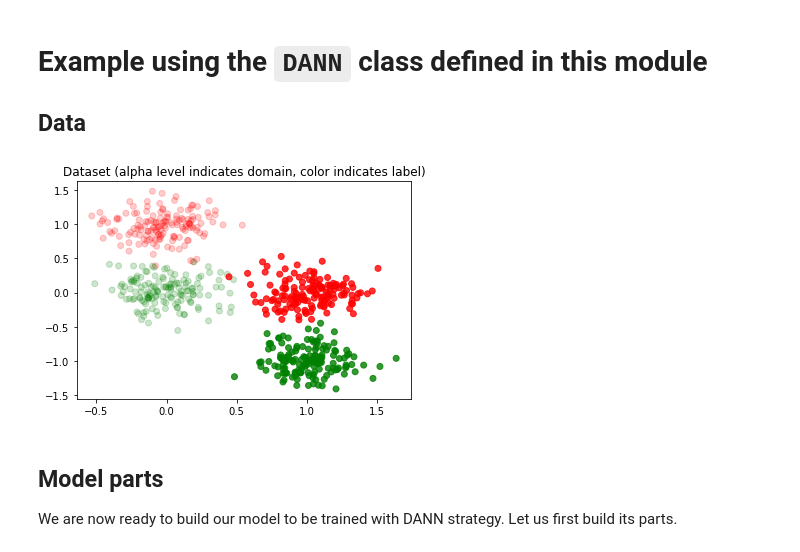
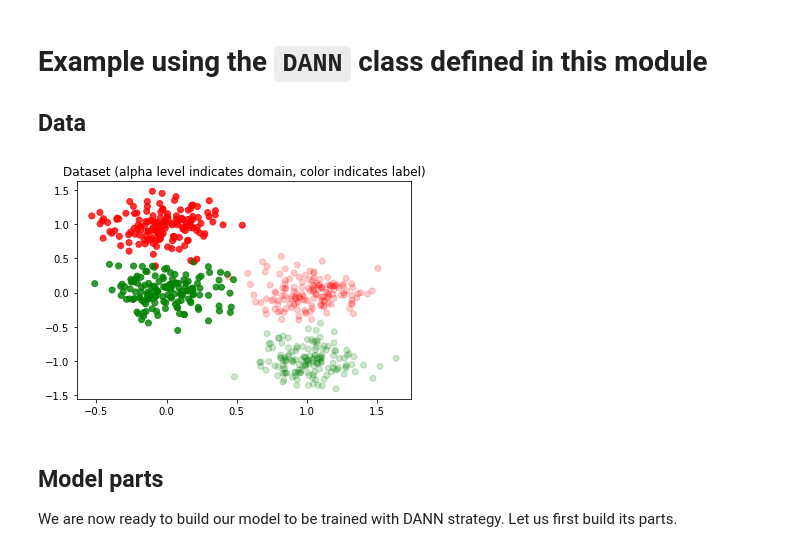
Before and after one commit to rtavenar/keras-dann, a Jupyter notebook: example.ipynb, the cells around one changed output. Cells and saved outputs as stored; diff of their text form; code cells hidden in the pictures.

```diff
--- a/example.ipynb
+++ b/example.ipynb
@@ -5,20 +5,22 @@
 # %%
 %matplotlib inline
 
 from sklearn.datasets import make_blobs
 import matplotlib.pyplot as plt
 import numpy as np
+import tensorflow as tf
 
 np.random.seed(0)
+tf.random.set_seed(0)
 
 X_source, y_source = make_blobs(300, centers=[[0, 0], [0, 1]], cluster_std=0.2)
 X_target, y_target = make_blobs(300, centers=[[1, -1], [1, 0]], cluster_std=0.2)
 
-plt.scatter(X_source[:,0], X_source[:,1], c=[["g", "r"][k] for k in y_source], alpha=0.2)
-plt.scatter(X_target[:,0], X_target[:,1], c=[["g", "r"][k] for k in y_target],  alpha=0.8)
+plt.scatter(X_source[:,0], X_source[:,1], c=[["g", "r"][k] for k in y_source], alpha=0.8)
+plt.scatter(X_target[:,0], X_target[:,1], c=[["g", "r"][k] for k in y_target],  alpha=0.2)
 plt.title("Dataset (alpha level indicates domain, color indicates label)");
 # %% [output]
-[figure, old version]
+[figure, new version]
 # %% [markdown]
 ## Model parts
 
```
Also changed, not shown: parts of 3 cells of this notebook.
